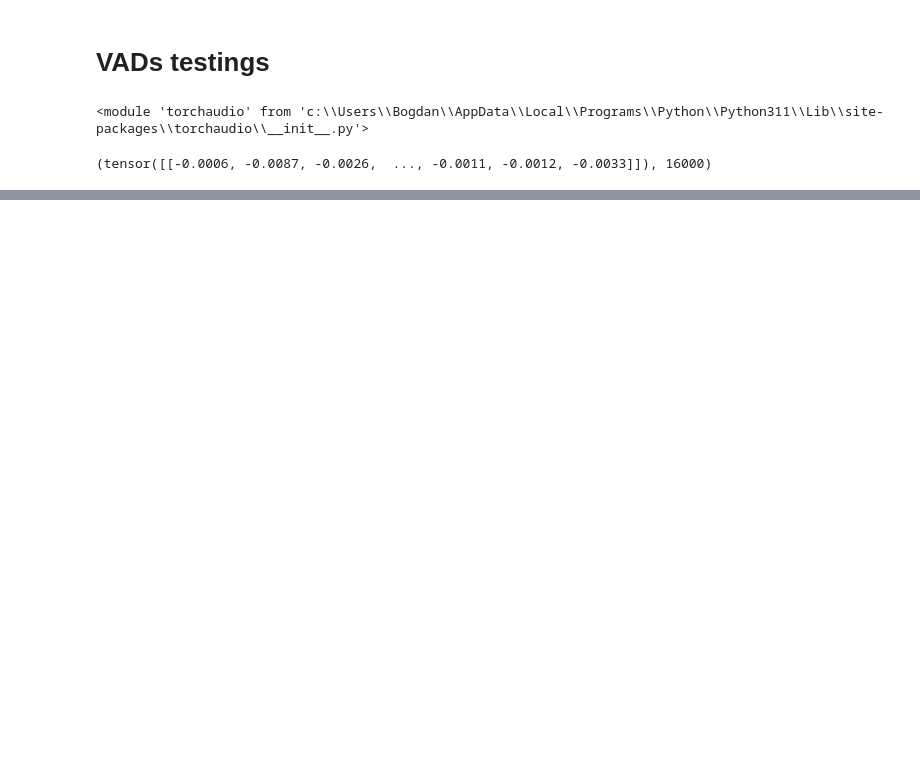
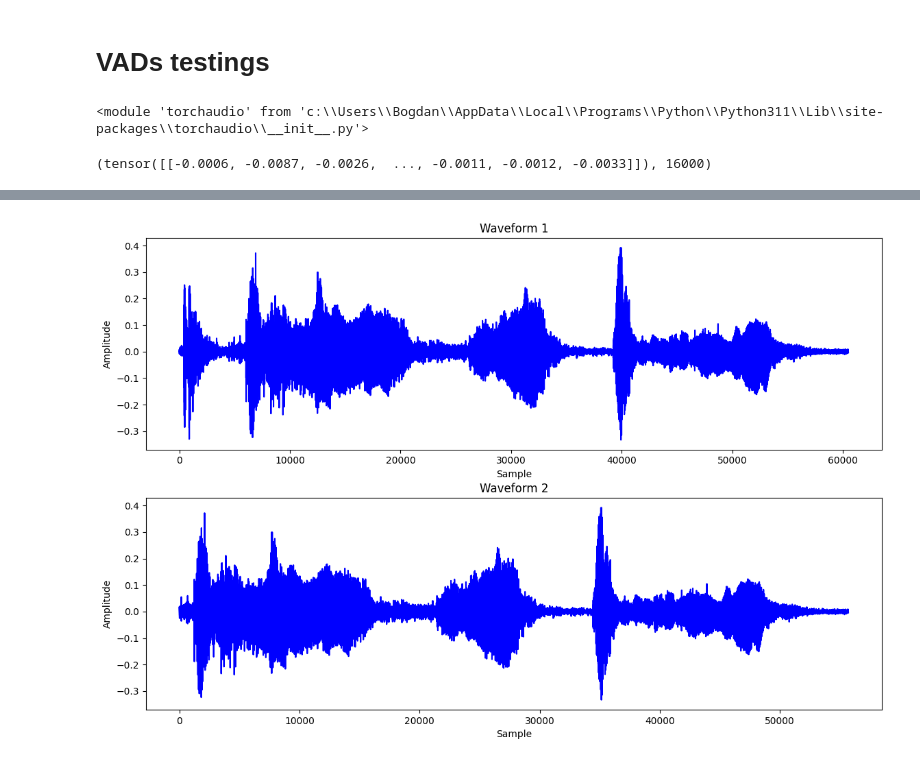
Before and after one commit to crazy-historian/speech_enhancement, a Jupyter notebook: VAD_testing/vad.ipynb, the cells around one changed output, grey strips where cells are left out. Saved outputs shown, nothing was run; the diff lists cells and outputs as text; code cells hidden in the pictures; blank space fills up the shorter version.

```diff
--- a/VAD_testing/vad.ipynb
+++ b/VAD_testing/vad.ipynb
@@ -256,9 +249,0 @@ silero_model[1][2]
-# %%
-
-
-ub = (len(a1) // 512)*512
-full = []
-for i in range(0, len(a1[:ub]), 512):
-    res = silero_model[0](a1[i:i+512], 16000)
-    full += [res.detach().numpy()]*512
-#speech_probs = np.stack(full)
@@ -307,0 +298,20 @@ TypeError: argument of type 'int' is not iterable
+# %%
+import matplotlib.pyplot as plt
+import torchaudio
+
+def plot_waveforms(waveforms):
+    fig, axes = plt.subplots(len(waveforms), 1, figsize=(12, 8))
+    fig.tight_layout(pad=3.0)  # Увеличиваем расстояние между графиками
+
+    for i, waveform in enumerate(waveforms):
+        axes[i].plot(waveform, color='blue')
+        axes[i].set_title(f"Waveform {i+1}")
+        axes[i].set_xlabel("Sample")
+        axes[i].set_ylabel("Amplitude")
+
+    plt.show()
+
+
+plot_waveforms([original.view(-1), processed_torchaudio.view(-1)])
+# %% [output]
+[figure, added]
```
Also changed, not shown: parts of 18 cells of this notebook.
